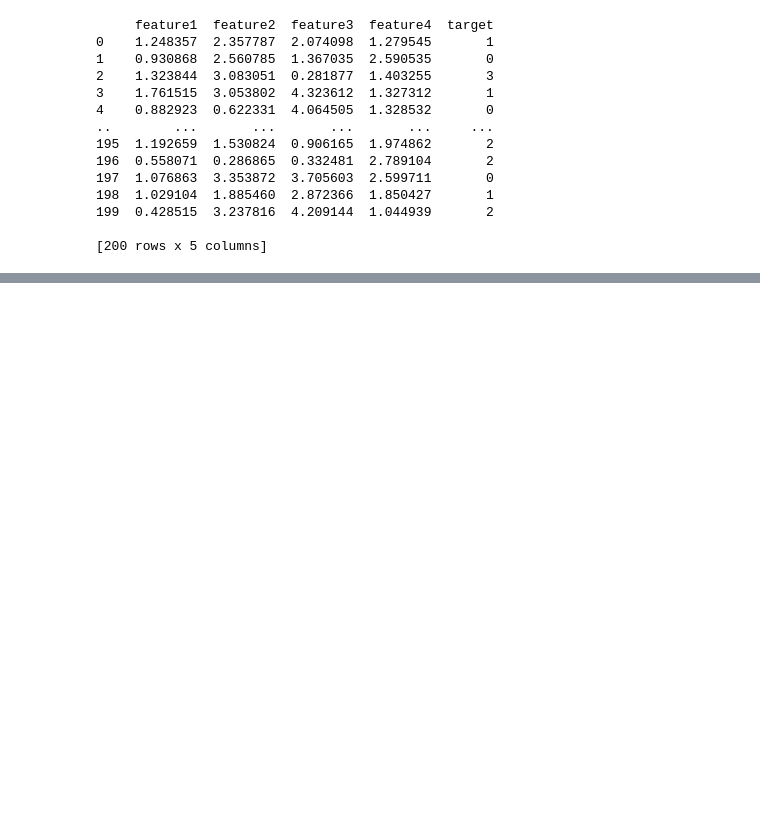
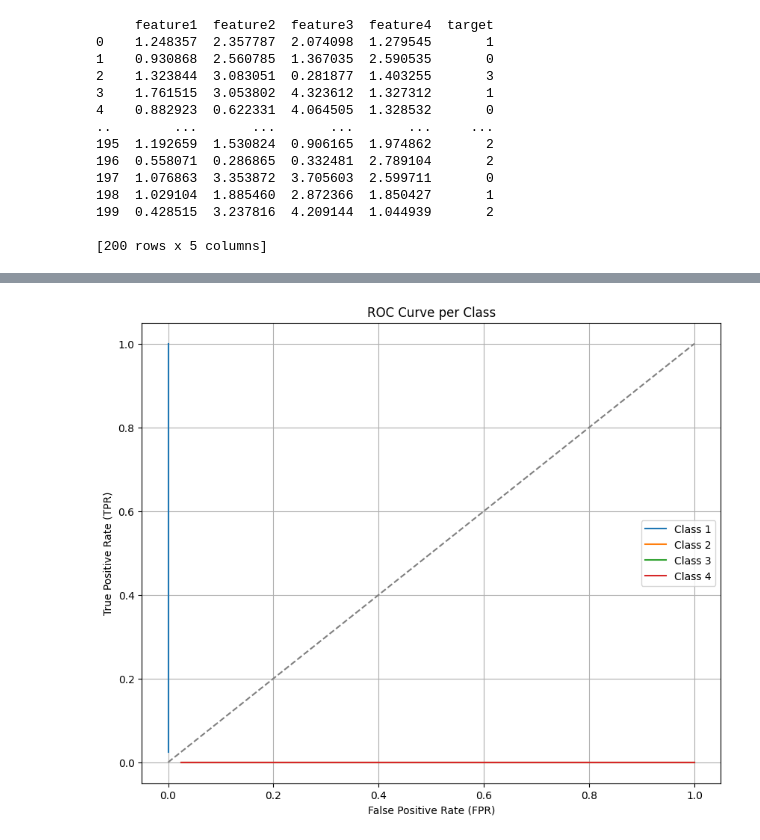
Before and after one commit to EmamulArefin/CVPR, a Jupyter notebook: Mid_Assignment2.ipynb, the cells around one changed output, grey strips where cells are left out. Cells and saved outputs as stored; diff of their text form; code cells hidden in the pictures; blank space fills up the shorter version.

```diff
--- a/Mid_Assignment2.ipynb
+++ b/Mid_Assignment2.ipynb
@@ -92,0 +132,11 @@ plt.plot(err)
+# %%
+
+def target(pred):
+    predicted_class = np.argmax(pred, axis=1)
+    target = predicted_class + 1
+    return target
+
+predictions = NN.feedForward(X_test)
+Y_pred = target(predictions)
+
+print(Y_pred)
@@ -92,0 +209,52 @@ plt.plot(err)
+# %%
+def roc_curve_per_class(y_true, y_scores, num_classes):
+    # Convert y_true to one-hot encoding if it's not already
+    if y_true.shape[1] == 1:  # Check if y_true has only one column
+        y_true_onehot = np.zeros((y_true.shape[0], num_classes))
+        for i, val in enumerate(y_true.flatten()):
+            y_true_onehot[i, int(val)] = 1  # Assuming y_true contains class labels 0 to num_classes-1
+        y_true = y_true_onehot  # Replace y_true with one-hot encoded version
+
+    fpr_all = []
+    tpr_all = []
+    for class_idx in range(num_classes):
+        fpr = []
+        tpr = []
+        thresholds = sorted(np.unique(y_scores[:, class_idx]), reverse=True)
+        for threshold in thresholds:
+            y_pred = (y_scores[:, class_idx] >= threshold).astype(int)
+            tp = np.sum((y_true[:, class_idx] == 1) & (y_pred == 1))
+            fp = np.sum((y_true[:, class_idx] == 0) & (y_pred == 1))
+            tn = np.sum((y_true[:, class_idx] == 0) & (y_pred == 0))
+            fn = np.sum((y_true[:, class_idx] == 1) & (y_pred == 0))
+
+            if (tp + fn) == 0:
+                tpr_val = 0
+            else:
+                tpr_val = tp / (tp + fn)  # Sensitivity or True Positive Rate
+
+            if (fp + tn) == 0:
+                fpr_val = 0
+            else:
+                fpr_val = fp / (fp + tn)  # False Positive Rate
+            fpr.append(fpr_val)
+            tpr.append(tpr_val)
+        fpr_all.append(fpr)
+        tpr_all.append(tpr)
+
+    plt.figure(figsize=(10, 8))
+    for i in range(num_classes):
+        plt.plot(fpr_all[i], tpr_all[i], label=f'Class {i + 1}')
+
+    plt.plot([0, 1], [0, 1], linestyle='--', color='gray')
+    plt.xlabel('False Positive Rate (FPR)')
+    plt.ylabel('True Positive Rate (TPR)')
+    plt.title('ROC Curve per Class')
+    plt.legend()
+    plt.grid(True)
+    plt.show()
+    return fpr_all, tpr_all
+
+fpr_all, tpr_all = roc_curve_per_class(Y_test, predictions, 4)
+# %% [output]
+[figure, added]
```
Also changed, not shown: parts of 13 cells of this notebook, 2 other files.
